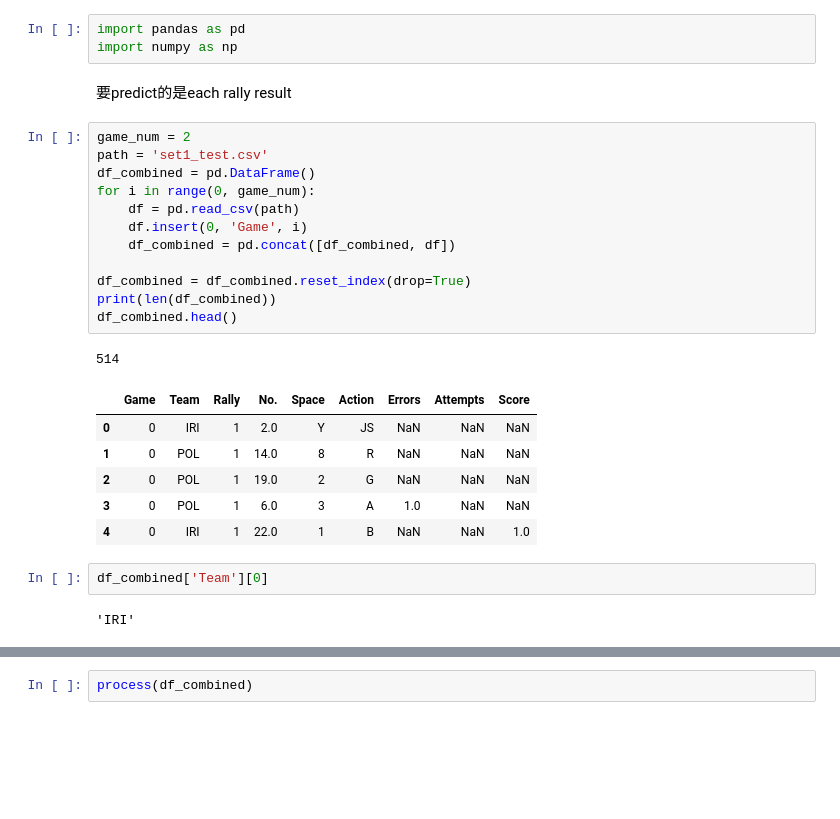
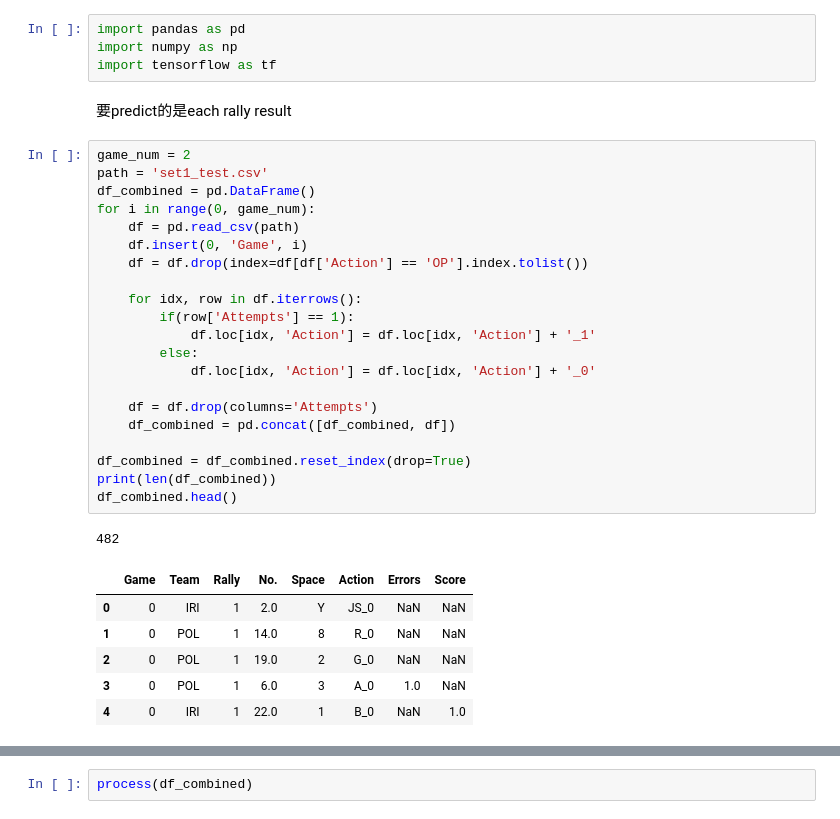
Before and after one commit to sisiayang/SportsScience, a Jupyter notebook: training_process.ipynb, the cells around one changed output, grey strips where cells are left out. Cells and saved outputs as stored; diff of their text form; blank space fills up the shorter version.

```diff
--- a/training_process.ipynb
+++ b/training_process.ipynb
@@ -1,32 +1,38 @@
 # %%
 import pandas as pd
 import numpy as np
+import tensorflow as tf
 # %% [markdown]
 要predict的是each rally result
 # %%
 game_num = 2
 path = 'set1_test.csv'
 df_combined = pd.DataFrame()
 for i in range(0, game_num):
     df = pd.read_csv(path)
     df.insert(0, 'Game', i)
+    df = df.drop(index=df[df['Action'] == 'OP'].index.tolist())
+
+    for idx, row in df.iterrows():
+        if(row['Attempts'] == 1):
+            df.loc[idx, 'Action'] = df.loc[idx, 'Action'] + '_1'
+        else:
+            df.loc[idx, 'Action'] = df.loc[idx, 'Action'] + '_0'
+
+    df = df.drop(columns='Attempts')
     df_combined = pd.concat([df_combined, df])
 
 df_combined = df_combined.reset_index(drop=True)
 print(len(df_combined))
 df_combined.head()
 # %% [output]
-514
+482
-|  | Game | Team | Rally | No. | Space | Action | Errors | Attempts | Score |
-| 0 | 0 | IRI | 1 | 2.0 | Y | JS | NaN | NaN | NaN |
-| 1 | 0 | POL | 1 | 14.0 | 8 | R | NaN | NaN | NaN |
-| 2 | 0 | POL | 1 | 19.0 | 2 | G | NaN | NaN | NaN |
-| 3 | 0 | POL | 1 | 6.0 | 3 | A | 1.0 | NaN | NaN |
-| 4 | 0 | IRI | 1 | 22.0 | 1 | B | NaN | NaN | 1.0 |
+|  | Game | Team | Rally | No. | Space | Action | Errors | Score |
+| 0 | 0 | IRI | 1 | 2.0 | Y | JS_0 | NaN | NaN |
+| 1 | 0 | POL | 1 | 14.0 | 8 | R_0 | NaN | NaN |
+| 2 | 0 | POL | 1 | 19.0 | 2 | G_0 | NaN | NaN |
+| 3 | 0 | POL | 1 | 6.0 | 3 | A_0 | 1.0 | NaN |
+| 4 | 0 | IRI | 1 | 22.0 | 1 | B_0 | NaN | 1.0 |
-# %%
-df_combined['Team'][0]
-# %% [output]
-'IRI'
 # %%
 def process(df):
     '''
```
Also changed, not shown: parts of 5 cells of this notebook.
